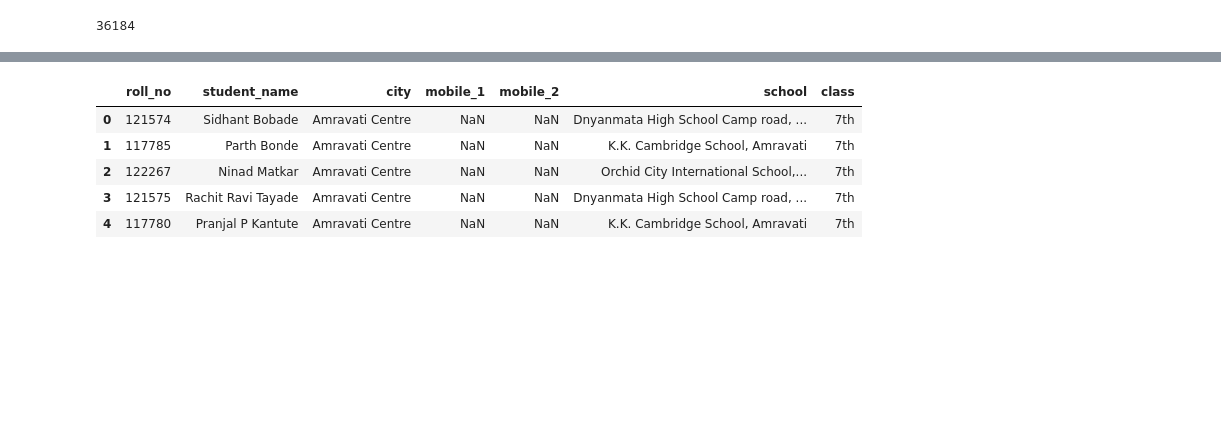
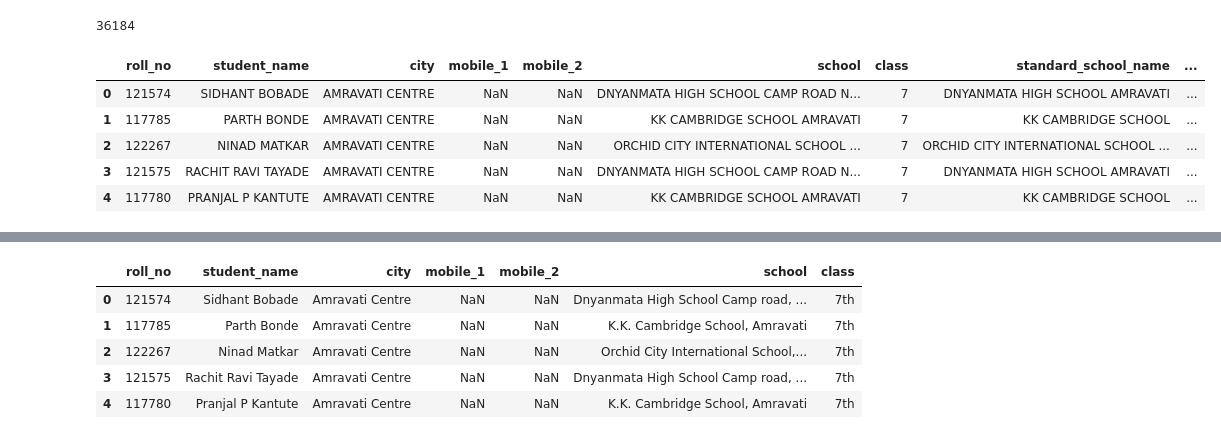
Before and after one commit to akshayranade/icad_data_management, a Jupyter notebook: run.ipynb, the cells around one changed output, grey strips where cells are left out. Saved outputs shown, nothing was run; the diff lists cells and outputs as text; code cells hidden in the pictures; blank space fills up the shorter version.

```diff
--- a/run.ipynb
+++ b/run.ipynb
@@ -137,6 +153,8 @@ leap_data_df.head()
 # %%
 #Clean column names
 leap_data_df = clean_column_names(leap_data_df)
+# %%
+leap_data_df['school'] = leap_data_df['school'].apply(lambda x: str(x).replace(',', ' '))
 # %%
 #Clean student names, school names, class
 leap_data_df['student_name'] = leap_data_df['student_name'].apply(lambda x: clean_string_data(x))
@@ -164 +188,18 @@ leap_data_df.shape[0]
 school_master = create_df_from_sql(connection_config=config['postgres_credentials'], dbname='icad_db', tbname='school_master')
+# %%
+#Get standard school names & ID's
+leap_data_df['standard_school_name'] = leap_data_df['school'].apply(lambda x: get_standard_school(x, school_master)[0])
+leap_data_df['standard_school_addr'] = leap_data_df['school'].apply(lambda x: get_standard_school(x, school_master)[1])
+leap_data_df['standard_school_city'] = leap_data_df['school'].apply(lambda x: get_standard_school(x, school_master)[2])
+leap_data_df['standard_school_id'] = leap_data_df['school'].apply(lambda x: get_standard_school(x, school_master)[3])
+# %%
+leap_data_df['year'] = '2023-24'
+# %%
+leap_data_df.head()
+# %% [output]
+|  | roll_no | student_name | city | mobile_1 | mobile_2 | school | class | standard_school_name | ... |
+| 0 | 121574 | SIDHANT BOBADE | AMRAVATI CENTRE | NaN | NaN | DNYANMATA HIGH SCHOOL CAMP ROAD N... | 7 | DNYANMATA HIGH SCHOOL AMRAVATI | ... |
+| 1 | 117785 | PARTH BONDE | AMRAVATI CENTRE | NaN | NaN | KK CAMBRIDGE SCHOOL AMRAVATI | 7 | KK CAMBRIDGE SCHOOL | ... |
+| 2 | 122267 | NINAD MATKAR | AMRAVATI CENTRE | NaN | NaN | ORCHID CITY INTERNATIONAL SCHOOL ... | 7 | ORCHID CITY INTERNATIONAL SCHOOL ... | ... |
+| 3 | 121575 | RACHIT RAVI TAYADE | AMRAVATI CENTRE | NaN | NaN | DNYANMATA HIGH SCHOOL CAMP ROAD N... | 7 | DNYANMATA HIGH SCHOOL AMRAVATI | ... |
+| 4 | 117780 | PRANJAL P KANTUTE | AMRAVATI CENTRE | NaN | NaN | KK CAMBRIDGE SCHOOL AMRAVATI | 7 | KK CAMBRIDGE SCHOOL | ... |
```
Also changed, not shown: parts of 36 cells of this notebook, 4 other files.
